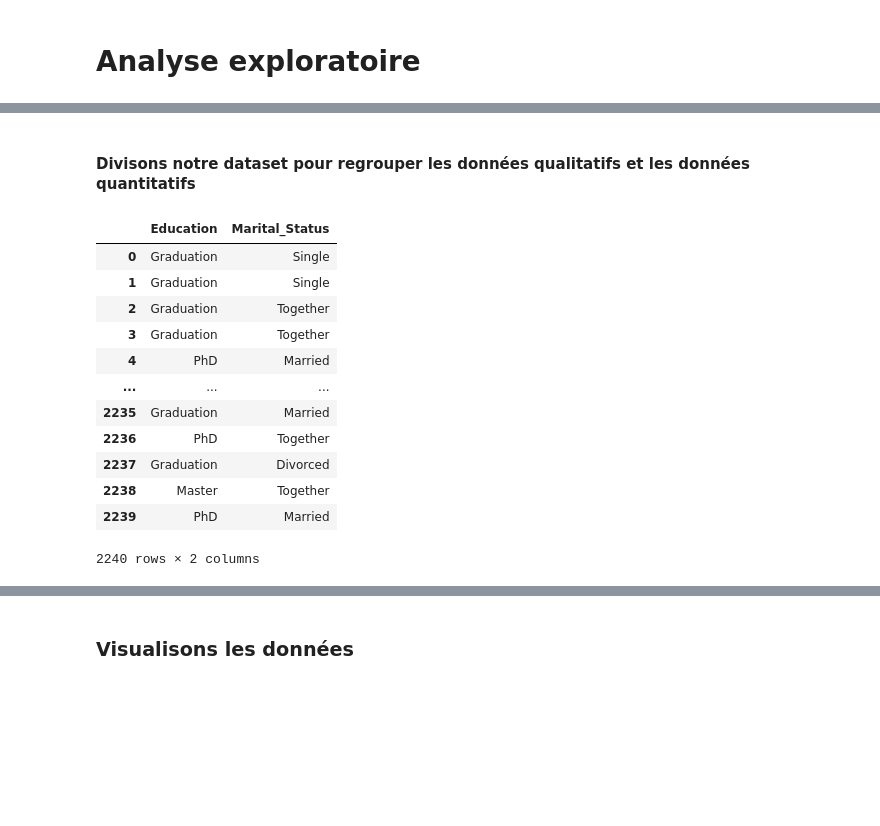
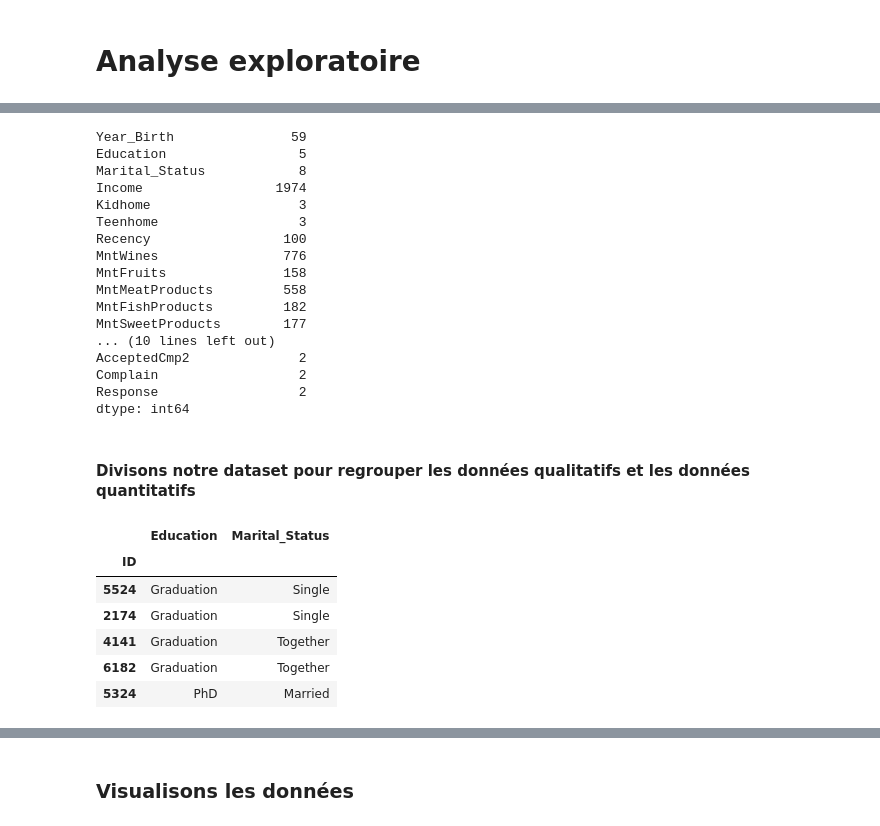
Before and after one commit to kmag-cell/segmentation, a Jupyter notebook: segmentation.ipynb, the cells around one changed output, grey strips where cells are left out. Saved outputs shown, nothing was run; the diff lists cells and outputs as text; code cells hidden in the pictures; blank space fills up the shorter version.

```diff
--- a/segmentation.ipynb
+++ b/segmentation.ipynb
@@ -9,6 +13,9 @@ import matplotlib as plt
 # %%
+os.getcwd()
 #recuperons les données
+pd.set_option('max_columns', None)
+pd.set_option('max_rows', None)
 segmentation_url = 'https://simplonline-v3-prod.s3.eu-west-3.amazonaws.com/media/file/csv/87e3ec06-a99f-42bf-b292-074d02f31a94.csv'
-df = pd.read_csv( segmentation_url, sep=('\t'))
-df
+df = pd.read_csv( segmentation_url, sep=('\t'), index_col='ID')
+df.head(10)
 # %% [output]
@@ -88,4 +34,2 @@ NumWebVisitsMonth : nombre de visites sur le site Web de l'entreprise au cours d
 # %% [markdown]
 # Analyse exploratoire
-# %%
-df = df.copy()
@@ -117,6 +134,6 @@ memory usage: 507.6+ KB
 # %%
 #supprimons les colonnes qui ne vont pas nous servir
-df = df.drop(['ID','Dt_Customer', 'Z_CostContact', 'Z_Revenue'], axis =1)
+df = df.drop(['Dt_Customer', 'Z_CostContact', 'Z_Revenue'], axis =1)
 # %%
 df.describe()
 # %% [output]
@@ -133,22 +149,39 @@ df.describe()
+# %%
+#voir les differentes modalités
+df.nunique()
+# %% [output]
+Year_Birth               59
+Education                 5
+Marital_Status            8
+Income                 1974
+Kidhome                   3
+Teenhome                  3
+Recency                 100
+MntWines                776
+MntFruits               158
+MntMeatProducts         558
+MntFishProducts         182
+MntSweetProducts        177
+... (10 lines left out)
+AcceptedCmp2              2
+Complain                  2
+Response                  2
+dtype: int64
 # %% [markdown]
 #### Divisons notre dataset pour regrouper les données qualitatifs et les données quantitatifs
+# %%
+data = df.copy()
 # %%
 #données qualitatifs
-df_qual = df.select_dtypes(object)
-df_qual
+df_qual = data.select_dtypes(object)
+df_qual.head(5)
 # %% [output]
 |  | Education | Marital_Status |
-| 0 | Graduation | Single |
-| 1 | Graduation | Single |
-| 2 | Graduation | Together |
-| 3 | Graduation | Together |
-| 4 | PhD | Married |
-| ... | ... | ... |
-| 2235 | Graduation | Married |
-| 2236 | PhD | Together |
-| 2237 | Graduation | Divorced |
-| 2238 | Master | Together |
-| 2239 | PhD | Married |
+| ID |  |  |
+| 5524 | Graduation | Single |
+| 2174 | Graduation | Single |
+| 4141 | Graduation | Together |
+| 6182 | Graduation | Together |
+| 5324 | PhD | Married |
-2240 rows × 2 columns
 # %%
 #données quantitatifs
```
Also changed, not shown: parts of 91 cells of this notebook.
